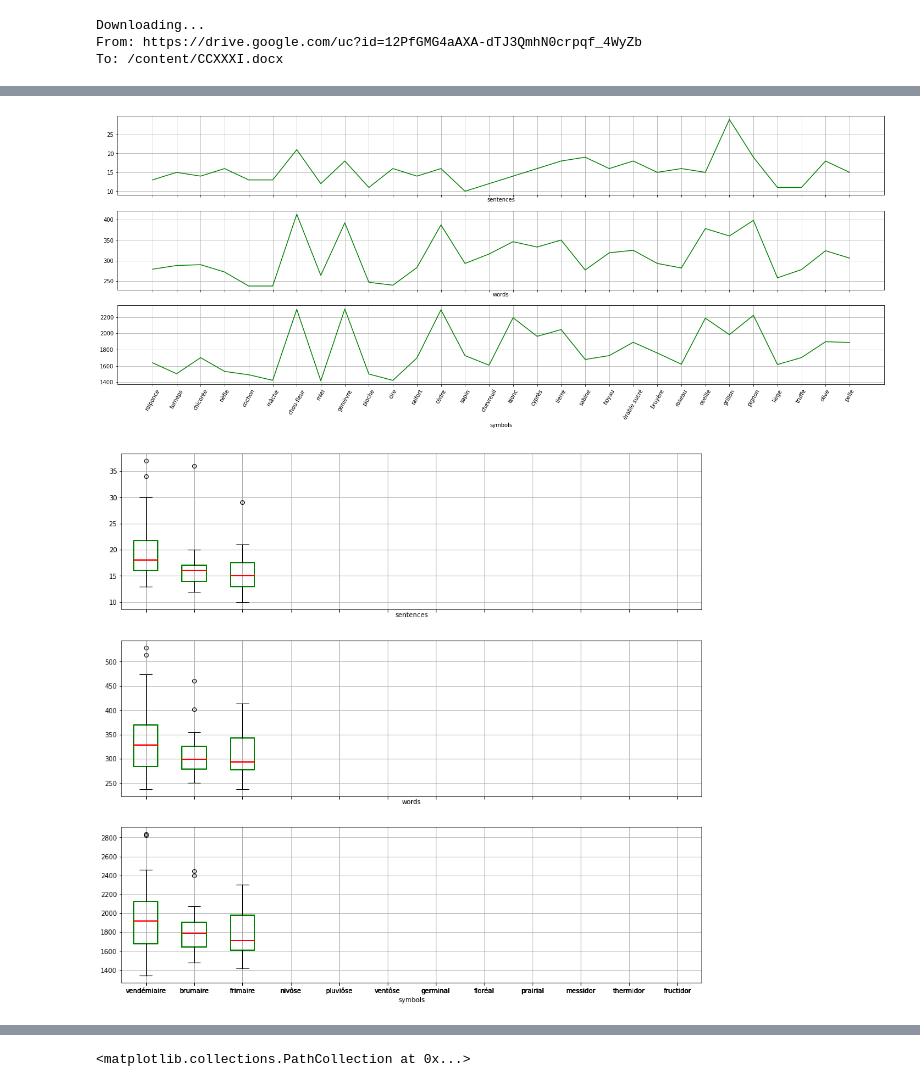
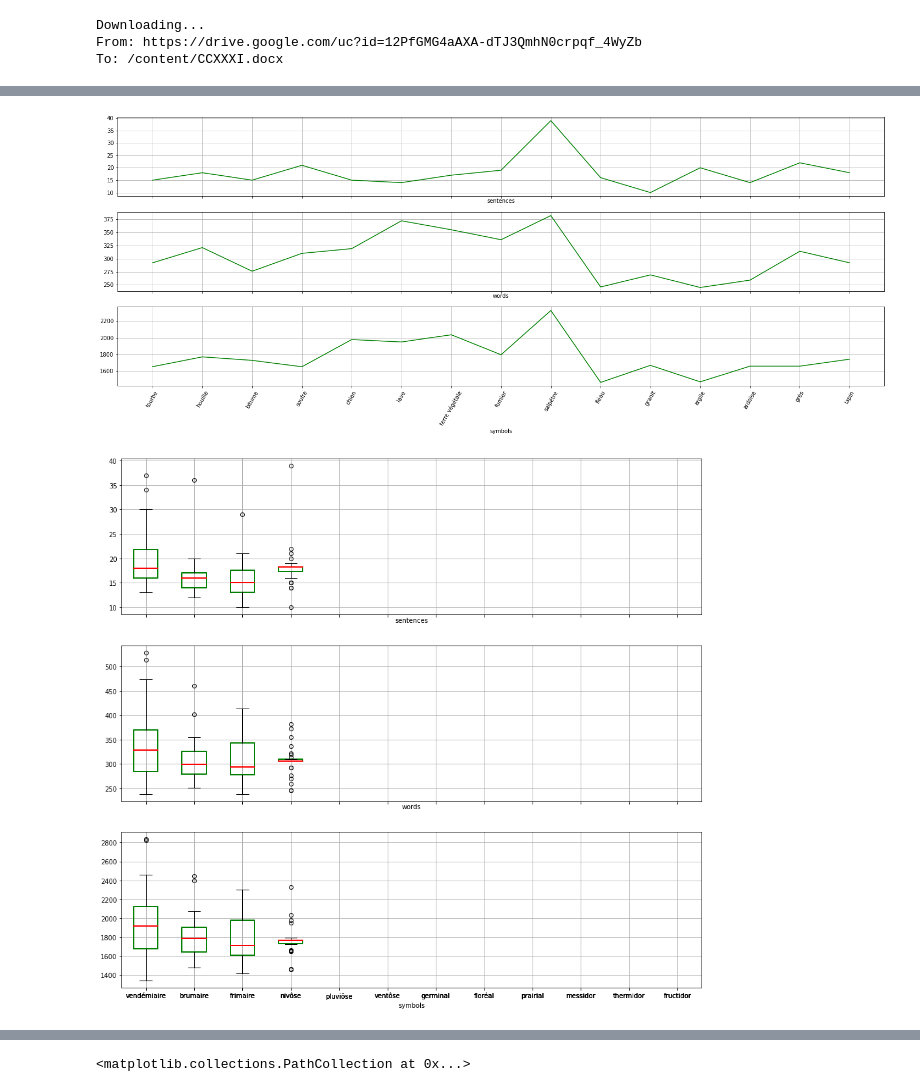
Before and after one commit to yualapshina/ccxxxi-statistics, a Jupyter notebook: ccxxxi.ipynb, the cells around one changed output, grey strips where cells are left out. Saved outputs shown, nothing was run; the diff lists cells and outputs as text; code cells hidden in the pictures.

Commit message:
label system update

```diff
--- a/ccxxxi.ipynb
+++ b/ccxxxi.ipynb
@@ -61,4 +44,29 @@ for i in range(29, df.shape[0], 30):
+# %%
+months = ["vendémiaire", "brumaire", "frimaire", "nivôse", "pluviôse", "ventôse",
+          "germinal", "floréal", "prairial", "messidor", "thermidor", "fructidor"]
+for month in months:
+  txt = txt.replace(month.upper(), "")
+
+labels = ["monologue", "story", "fanfic", "chguestk", "cliff", "letter", "lyrics"]
+
+df = pd.DataFrame(columns=["name", "day", "month", "greg_day", "greg_month", "label", "text"])
+
+while(multifind(txt, labels) != -1):
+  start = multifind(txt, labels)
+  label = txt[start : txt.find(" ", start)]
+  txt = txt[start + len(label) :]
+  day = pd.Series({
+      "name" : txt[findexact(txt, " ", 3) + 1 : findexact(txt, "\n")],
+      "day" : int(txt[findexact(txt, " ", 1) + 1 : findexact(txt, " ", 2)]),
+      "month" : txt[findexact(txt, " ", 2) + 1 : findexact(txt, ".", 1)],
+      "greg_day" : int(txt[findexact(txt, "(") + 1 : findexact(txt, ".")]),
+      "greg_month" : int(txt[findexact(txt, ".") + 1 : findexact(txt, ")")]),
+      "label" : label,
+      "text" : txt[findexact(txt, "\n", 1) + 1 : multifind(txt, labels)],
+  })
+  df = pd.concat([df, day.to_frame().T], ignore_index=True)
 # %%
+df["text"] = df["text"].map(lambda x: " ".join(x.split()))
 df["sentences"] = df["text"].map(lambda x: len(x.replace("?", ".").replace("!", ".").split(". ")))
 df["words"] = df["text"].map(lambda x: len(x.replace("-", "").split()))
 df["symbols"] = df["text"].map(lambda x: len(x.replace(" ", "")))
@@ -66,19 +74,6 @@ df["capitals"] = df["text"].map(lambda x: len(list(filter(lambda c: c.isupper(),
 df["dashes"] = df["text"].map(lambda x: len(list(filter(lambda w: w == "-", x.split()))))
 df["questions"] = df["text"].map(lambda x: len(list(filter(lambda c: c == "?", x))))
 df["exclamations"] = df["text"].map(lambda x: len(list(filter(lambda c: c == "!", x))))
-# %%
-fandoms = {
-    "réséda" : "chguestk", "piment" : "chguestk", "betterave" : "chguestk", "alisier" : "chguestk",
-    "orange" : "chguestk", "chicorée" : "chguestk", "cire" : "chguestk", "ajonc" : "chguestk",
-    "sabine" : "chguestk",
-    "bœuf" : "cliff", "chou-fleur" : "cliff", "olive" : "cliff",
-    "tournesol" : "lesmis", "raiponce" : "lesmis",
-    "houille" : "notredame",
-    "orge" : "starmania",
-    "nèfle" : "dracula",
-    "érable sucré" : "persona",
-    }
-df["fandom"] = df["name"].map(lambda x: fandoms[x] if x in fandoms else "-")
 # %%
 df
 # %% [output]
@@ -98,37 +107,34 @@ df
 # %%
-months = ["vendémiaire", "brumaire", "frimaire", "nivôse", "pluviôse", "ventôse",
-          "germinal", "floréal", "prairial", "messidor", "thermidor", "fructidor"]
-
-batch = df[df["month"] == months[2]]
+batch = df[df["month"] == months[3]]
 
 plots = ["sentences", "words", "symbols"]
 # plots = ["capitals", "dashes", "questions", "exclamations"]
 fig, axs = plt.subplots(len(plots), 1, sharex=True, figsize=(25,3 * len(plots)))
 for i in range(len(plots)):
   axs[i].plot(batch["name"], batch[plots[i]], 'g')
   axs[i].set_xlabel(plots[i])
   axs[i].grid()
 plt.xticks(rotation=60)
 plt.show()
 # %% [output]
-[figure, old version]
+[figure, new version]
 # %%
 boxprops = dict(linewidth=2, color='g')
 medianprops = dict(linewidth=2, color='r')
 
 plots = ["sentences", "words", "symbols"]
-
 fig, axs = plt.subplots(len(plots), 1, sharex=True, figsize=(16, 5 * len(plots)))
 for i in range(len(plots)):
   stat = pd.DataFrame(columns=months)
   for month in months:
     stat[month] = df[df["month"] == month][plots[i]].reset_index(drop=True)
+    stat[month].fillna(stat[month].mean(), inplace=True)
   axs[i].boxplot(stat.to_numpy(), labels=stat.columns, widths=0.5, boxprops=boxprops, medianprops=medianprops)
   axs[i].set_xlabel(plots[i])
   axs[i].grid()
 plt.suptitle("")
 plt.show()
 # %% [output]
-[figure, old version]
+[figure, new version]
 # %%
 target_column = "sentences"
```
Also changed, not shown: parts of 9 cells of this notebook.
